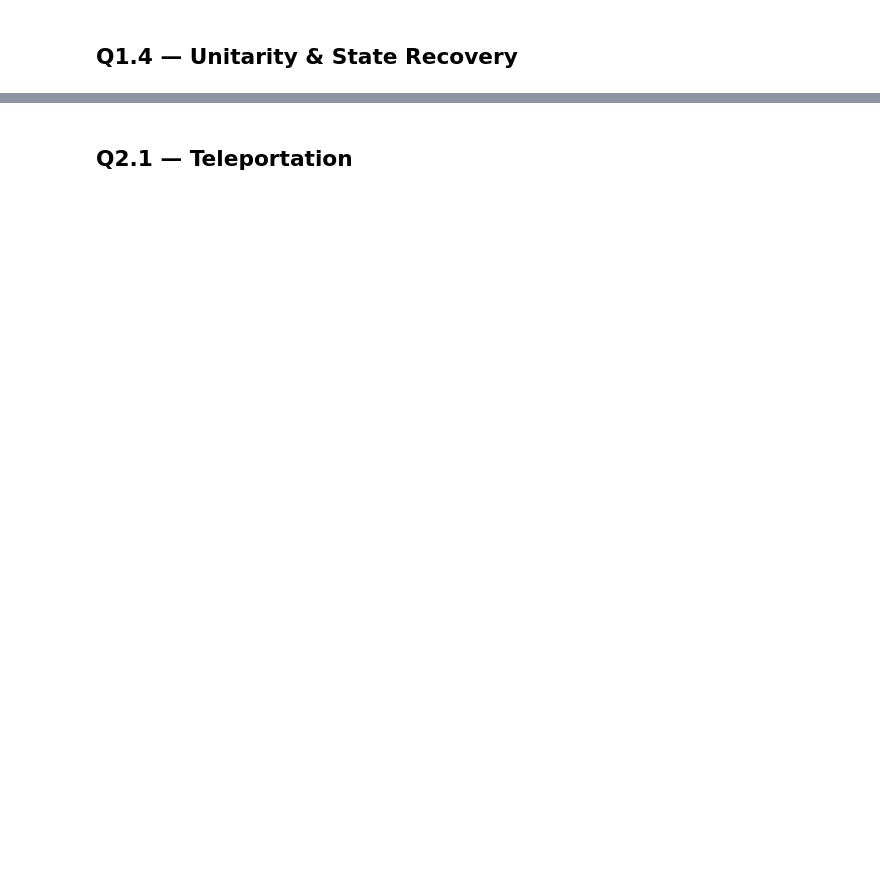
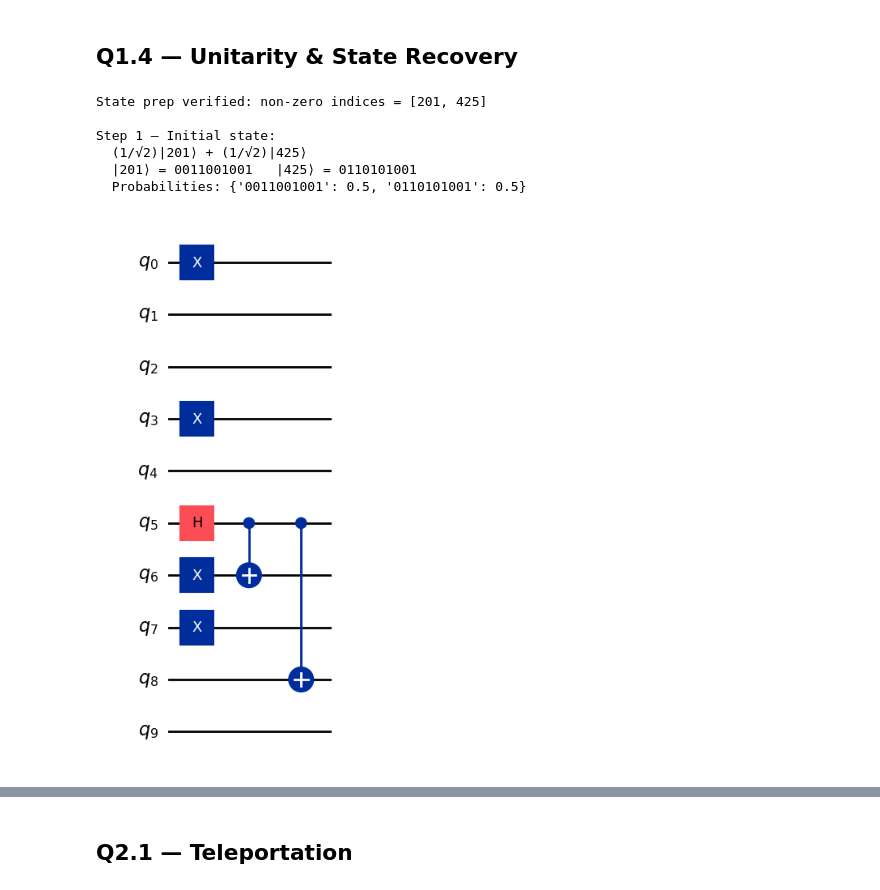
Before and after one commit to Nachiket-Bhanushali/PHYS-452-Projects, a Jupyter notebook: Project-1/P452_Project1.ipynb, the cells around one changed output, grey strips where cells are left out. Drawn from its saved outputs; the diff is of its cells as text; code cells hidden in the pictures; blank space fills up the shorter version.

```diff
--- a/Project-1/P452_Project1.ipynb
+++ b/Project-1/P452_Project1.ipynb
@@ -80,3 +67,77 @@ print(nonzero_init)
+# %%
+# Target: (1/√2)(|201⟩ + |425⟩)
+# 201 = 0b0011001001, 425 = 0b0110101001 (Qiskit little-endian: q0 = bit 0)
+
+n = 10
+
+# ── State-prep helper: builds (|201⟩ + |425⟩)/√2 from |0...0⟩ using explicit gates.
+# This avoids initialize() which dumps the full 1024-element vector into the gate label.
+#
+# Strategy:
+#   |201⟩ = |0011001001⟩  (q0 is LSB: bits of 201 = 11001001)
+#   |425⟩ = |0110101001⟩  (bits of 425 = 110101001)
+#
+#   Shared bits (same in both):  q0=1, q1=0, q3=1
+#   Differing bits:              q2: 201→0, 425→0  ← wait, recheck
+#
+# Bit decomposition (little-endian, q0=LSB):
+#   201 = 0b11001001 → q0=1,q1=0,q2=0,q3=1,q4=0,q5=0,q6=1,q7=1,q8=0,q9=0
+#   425 = 0b110101001 → q0=1,q1=0,q2=0,q3=1,q4=0,q5=1,q6=0,q7=1,q8=1,q9=0
+#
+# Shared (same value in both): q0=1, q1=0, q2=0, q3=1, q4=0, q7=1, q9=0
+# Differing: q5 (0 vs 1), q6 (1 vs 0), q8 (0 vs 1)
+#
+# Construction:
+#   1. Set shared bits: X on q0, q3, q7
+#   2. Use an ancilla-free superposition on q5 (the 'control' differing qubit):
+#      H(q5) → (|0⟩+|1⟩)/√2
+#   3. CNOT(q5→q6): flips q6 when q5=0  → need X(q6) then CNOT(q5,q6)
+#      When q5=0: q6 stays 1 (we Xed it) = state |201⟩ component
+#      When q5=1: q6 flips to 0           = state |425⟩ component
+#   4. CNOT(q5→q8): q8=1 only when q5=1  = state |425⟩ component  ✓
+
+def prepare_superposition(qc):
+    """Prepare (|201⟩ + |425⟩)/√2 using explicit gates. Circuit label is compact."""
+    # Shared '1' bits
+    qc.x(0)   # q0=1 in both
+    qc.x(3)   # q3=1 in both
+    qc.x(7)   # q7=1 in both
+    # Superposition over the differing bits via q5
+    qc.h(5)           # q5: (|0⟩+|1⟩)/√2
+    qc.x(6)           # start q6=1 (for the |201⟩ branch where q5=0)
+    qc.cx(5, 6)       # flip q6 when q5=1 → q6=0 in |425⟩ branch
+    qc.cx(5, 8)       # q8=1 only in |425⟩ branch (q5=1)
+
+# Verify the construction gives exactly (|201⟩+|425⟩)/√2
+qc_check = QuantumCircuit(10)
+prepare_superposition(qc_check)
+sv_check = Statevector(qc_check)
+nonzero_check = {i: round(abs(a)**2,6) for i,a in enumerate(sv_check.data) if abs(a)>1e-6}
+assert set(nonzero_check.keys()) == {201, 425}, f'Unexpected states: {nonzero_check}'
+print('State prep verified: non-zero indices =', list(nonzero_check.keys()))
+
+# ── Step 1: Initial State ──
+qc1 = QuantumCircuit(n)
+prepare_superposition(qc1)
+sv_init = Statevector(qc1)
+
+print('\nStep 1 — Initial state:')
+print('  (1/√2)|201⟩ + (1/√2)|425⟩')
+print('  |201⟩ =', format(201,'010b'), '  |425⟩ =', format(425,'010b'))
+nonzero_init = {format(i,'010b'): round(abs(a)**2,6)
+                for i,a in enumerate(sv_init.data) if abs(a)>1e-6}
+print('  Probabilities:', nonzero_init)
+
+# Draw Step 1 circuit — now shows clean X/H/CNOT gates, no giant label
+qc1.draw('mpl')
+# %% [output]
+State prep verified: non-zero indices = [201, 425]
+
+Step 1 — Initial state:
+  (1/√2)|201⟩ + (1/√2)|425⟩
+  |201⟩ = 0011001001   |425⟩ = 0110101001
+  Probabilities: {'0011001001': 0.5, '0110101001': 0.5}
+[figure, added]
 # %%
 # ── Step 2: Apply CNOT chain ──
 qc2 = QuantumCircuit(n)
```
Also changed, not shown: parts of 18 cells of this notebook, 2 other files.
